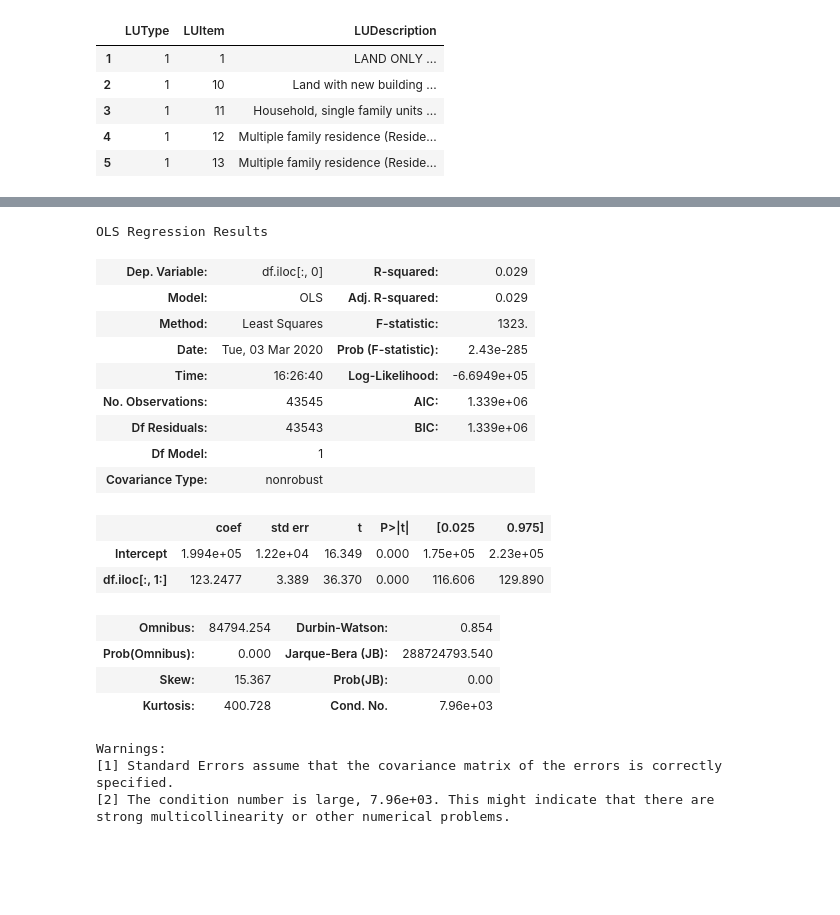
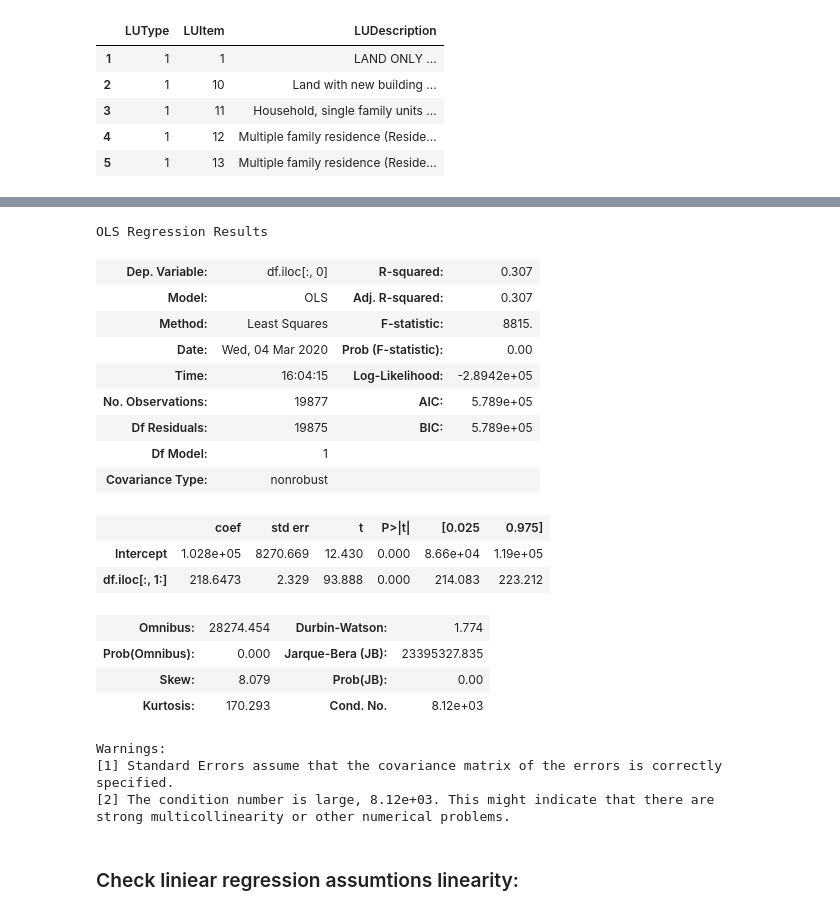
Before and after one commit to Daihongchen/king_county_housing_analysis, a Jupyter notebook: Exploratory Notebook/create_tables.ipynb, the cells around one changed output, grey strips where cells are left out. Saved outputs shown, nothing was run; the diff lists cells and outputs as text; code cells hidden in the pictures; blank space fills up the shorter version.

```diff
--- a/Exploratory Notebook/create_tables.ipynb
+++ b/Exploratory Notebook/create_tables.ipynb
@@ -347,26 +234,0 @@ def model_test (df):
-# %%
-kh_base = king_house_2019[['SalePrice', 'SqlTotal']].copy()
-
-model_test(kh_base)
-# %% [output]
-OLS Regression Results
-| Dep. Variable: | df.iloc[:, 0] | R-squared: | 0.029 |
-| Model: | OLS | Adj. R-squared: | 0.029 |
-| Method: | Least Squares | F-statistic: | 1323. |
-| Date: | Tue, 03 Mar 2020 | Prob (F-statistic): | 2.43e-285 |
-| Time: | 16:26:40 | Log-Likelihood: | -6.6949e+05 |
-| No. Observations: | 43545 | AIC: | 1.339e+06 |
-| Df Residuals: | 43543 | BIC: | 1.339e+06 |
-| Df Model: | 1 |  |  |
-| Covariance Type: | nonrobust |  |  |
-|  | coef | std err | t | P>|t| | [0.025 | 0.975] |
-| Intercept | 1.994e+05 | 1.22e+04 | 16.349 | 0.000 | 1.75e+05 | 2.23e+05 |
-| df.iloc[:, 1:] | 123.2477 | 3.389 | 36.370 | 0.000 | 116.606 | 129.890 |
-| Omnibus: | 84794.254 | Durbin-Watson: | 0.854 |
-| Prob(Omnibus): | 0.000 | Jarque-Bera (JB): | 288724793.540 |
-| Skew: | 15.367 | Prob(JB): | 0.00 |
-| Kurtosis: | 400.728 | Cond. No. | 7.96e+03 |
-Warnings:
-[1] Standard Errors assume that the covariance matrix of the errors is correctly specified.
-[2] The condition number is large, 7.96e+03. This might indicate that there are
-strong multicollinearity or other numerical problems.
@@ -374,0 +238,31 @@ strong multicollinearity or other numerical problems.
+# %%
+kh_base = ac.create_df(df, columns)
+
+kh_base_model = ac.create_model(kh_base)
+
+model_summary = ac.model_summary(kh_base_model)
+model_summary
+# %% [output]
+OLS Regression Results
+| Dep. Variable: | df.iloc[:, 0] | R-squared: | 0.307 |
+| Model: | OLS | Adj. R-squared: | 0.307 |
+| Method: | Least Squares | F-statistic: | 8815. |
+| Date: | Wed, 04 Mar 2020 | Prob (F-statistic): | 0.00 |
+| Time: | 16:04:15 | Log-Likelihood: | -2.8942e+05 |
+| No. Observations: | 19877 | AIC: | 5.789e+05 |
+| Df Residuals: | 19875 | BIC: | 5.789e+05 |
+| Df Model: | 1 |  |  |
+| Covariance Type: | nonrobust |  |  |
+|  | coef | std err | t | P>|t| | [0.025 | 0.975] |
+| Intercept | 1.028e+05 | 8270.669 | 12.430 | 0.000 | 8.66e+04 | 1.19e+05 |
+| df.iloc[:, 1:] | 218.6473 | 2.329 | 93.888 | 0.000 | 214.083 | 223.212 |
+| Omnibus: | 28274.454 | Durbin-Watson: | 1.774 |
+| Prob(Omnibus): | 0.000 | Jarque-Bera (JB): | 23395327.835 |
+| Skew: | 8.079 | Prob(JB): | 0.00 |
+| Kurtosis: | 170.293 | Cond. No. | 8.12e+03 |
+Warnings:
+[1] Standard Errors assume that the covariance matrix of the errors is correctly specified.
+[2] The condition number is large, 8.12e+03. This might indicate that there are
+strong multicollinearity or other numerical problems.
+# %% [markdown]
+### Check liniear regression assumtions linearity:
```
Also changed, not shown: parts of 40 cells of this notebook, 1 other file.
